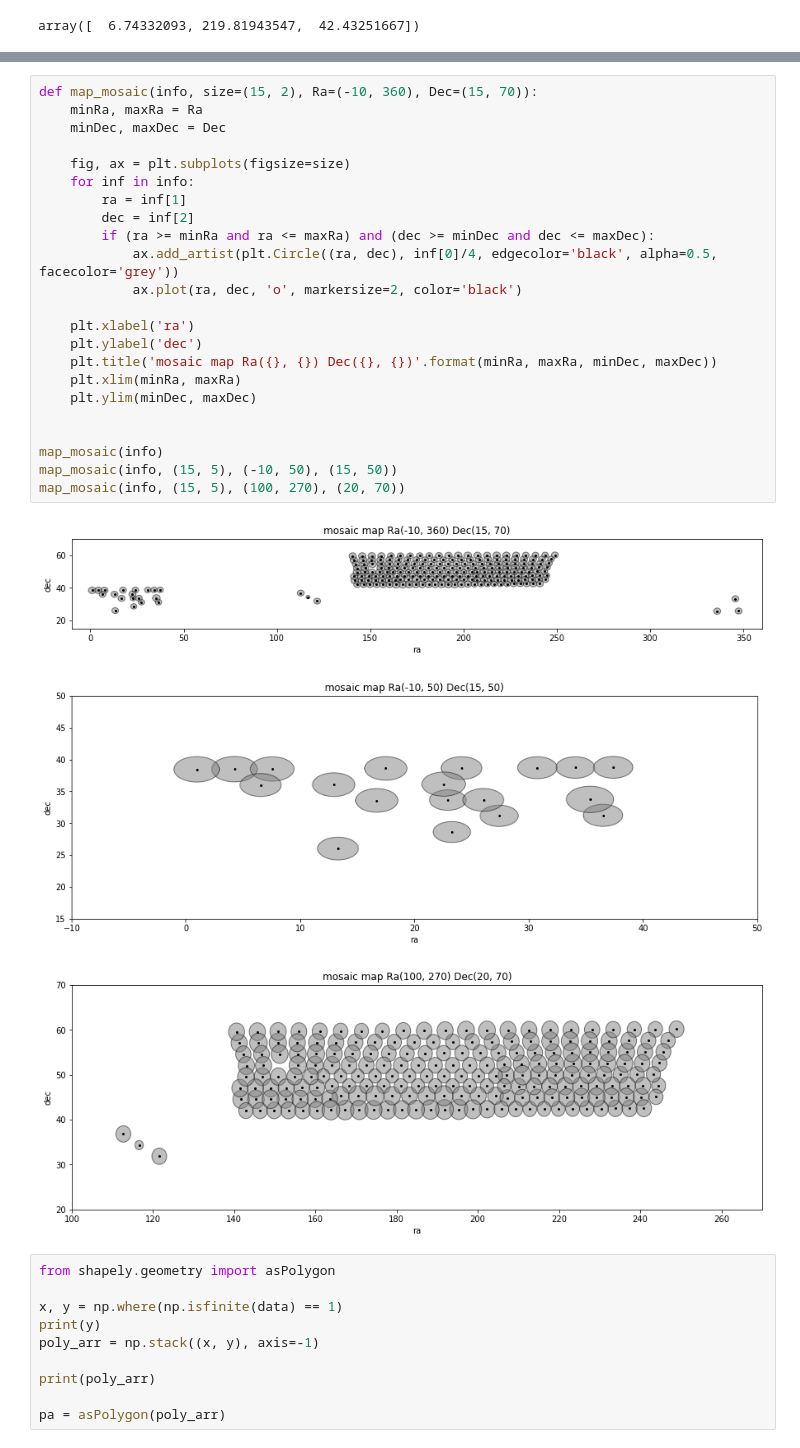
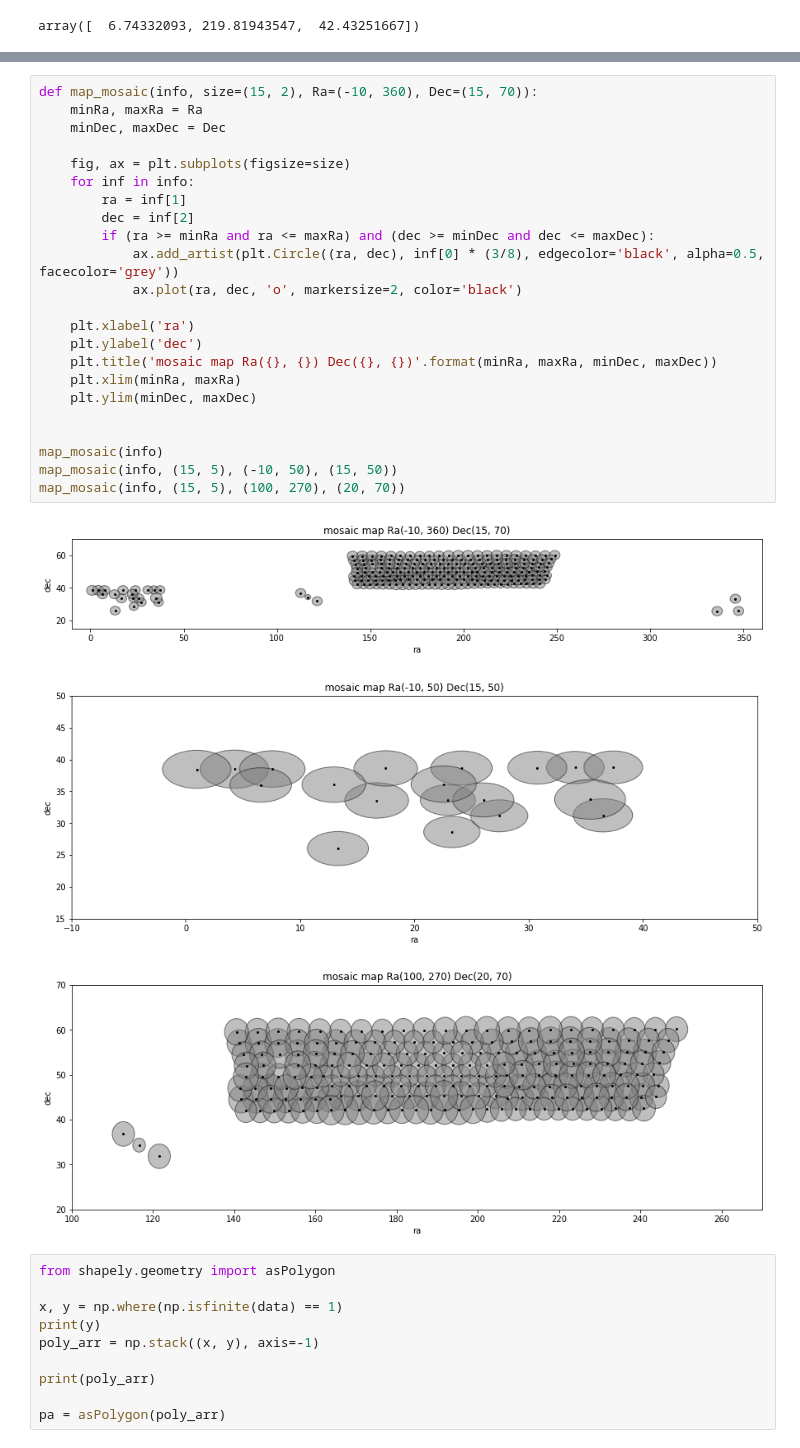
Before and after one commit to JasperO98/dr2, a Jupyter notebook: Jasper/find_edge.ipynb, the cells around one changed output, grey strips where cells are left out. Drawn from its saved outputs; the diff is of its cells as text.

```diff
--- a/Jasper/find_edge.ipynb
+++ b/Jasper/find_edge.ipynb
@@ -195,30 +195,30 @@ with open(os.path.join('overlap_dict.csv'), 'w') as outfile:
 # %%
 def map_mosaic(info, size=(15, 2), Ra=(-10, 360), Dec=(15, 70)):
     minRa, maxRa = Ra
     minDec, maxDec = Dec
 
     fig, ax = plt.subplots(figsize=size)
     for inf in info:
         ra = inf[1]
         dec = inf[2]
         if (ra >= minRa and ra <= maxRa) and (dec >= minDec and dec <= maxDec):
-            ax.add_artist(plt.Circle((ra, dec), inf[0]/4, edgecolor='black', alpha=0.5, facecolor='grey'))
+            ax.add_artist(plt.Circle((ra, dec), inf[0] * (3/8), edgecolor='black', alpha=0.5, facecolor='grey'))
             ax.plot(ra, dec, 'o', markersize=2, color='black')
 
     plt.xlabel('ra')
     plt.ylabel('dec')
     plt.title('mosaic map Ra({}, {}) Dec({}, {})'.format(minRa, maxRa, minDec, maxDec))
     plt.xlim(minRa, maxRa)
     plt.ylim(minDec, maxDec)
 
 
 map_mosaic(info)
 map_mosaic(info, (15, 5), (-10, 50), (15, 50))
 map_mosaic(info, (15, 5), (100, 270), (20, 70))
 # %% [output]
-[figure, old version]
+[figure, new version]
-[figure, old version]
+[figure, new version]
-[figure, old version]
+[figure, new version]
 # %%
 from shapely.geometry import asPolygon
 
```
Also changed, not shown: parts of 2 cells of this notebook, 1 other file.
